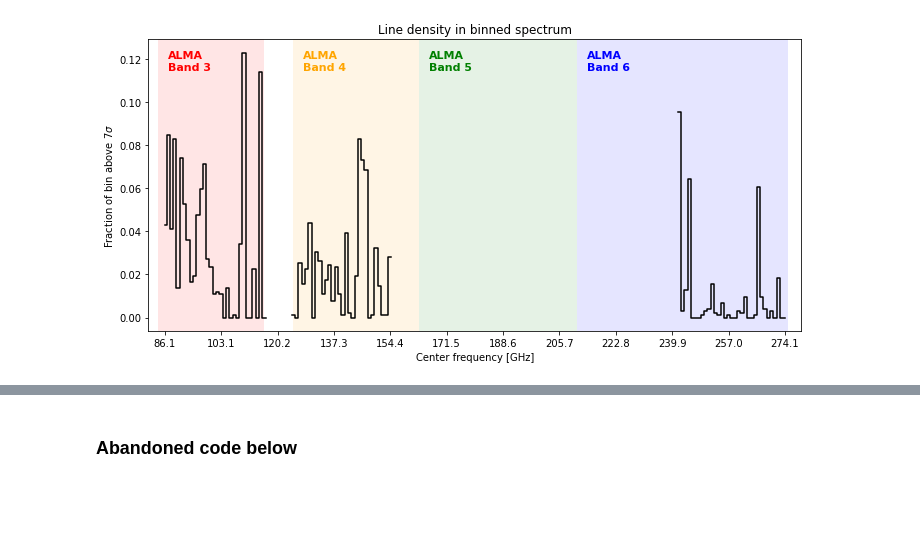
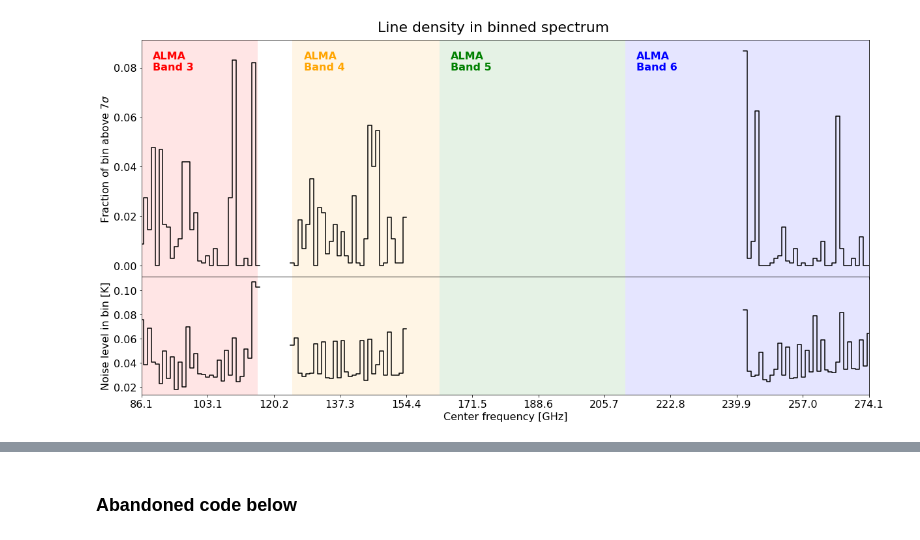
Before and after one commit to abulatek/brick, a Jupyter notebook: first_results/SummaryPlot_v2.ipynb, the cells around one changed output, grey strips where cells are left out. Cells and saved outputs as stored; diff of their text form; code cells hidden in the pictures; blank space fills up the shorter version.

Commit message:
Updated cropped line density/summary plot

```diff
--- a/first_results/SummaryPlot_v2.ipynb
+++ b/first_results/SummaryPlot_v2.ipynb
@@ -13,6 +13,18 @@ warnings.simplefilter('ignore')
 
 # Define directory we're working with
 results = '/blue/adamginsburg/abulatek/brick/symlinks/imaging_results/spectra/'
+# %%
+SM_SIZE = 12
+MD_SIZE = 16
+LG_SIZE = 22
+
+plt.rc('font', size = MD_SIZE)          # controls default text sizes
+plt.rc('axes', titlesize = LG_SIZE)     # fontsize of the axes title
+plt.rc('axes', labelsize = MD_SIZE)     # fontsize of the x and y labels
+plt.rc('xtick', labelsize = MD_SIZE)    # fontsize of the tick labels
+plt.rc('ytick', labelsize = MD_SIZE)    # fontsize of the tick labels
+plt.rc('legend', fontsize = SM_SIZE)    # legend fontsize
+plt.rc('figure', titlesize = LG_SIZE)   # fontsize of the figure title
 # %%
 # Get names of spectral windows
 # I think these are in vaguely the right order?
@@ -102,7 +114,7 @@ freq_spws = [
 max_fns = []
 spectra = []
 for i in range(len(freq_spws)):
-    max_fn = results+'source_ab_'+freq_spws[i]+'_clean_2sigma_n50000_masked_3sigma_pbmask0p18.max.fits'
+    max_fn = results+'source_ab_'+freq_spws[i]+'_clean_2sigma_n50000_masked_3sigma_pbmask0p18.max_CROPPED.fits'
     max_fns.append(max_fn)
     sp = OneDSpectrum.from_hdu(fits.open(max_fns[i])).to(u.K)
     sp = pyspeckit.Spectrum.from_hdu(sp.hdu)
@@ -145,8 +157,10 @@ for edge_i in range(len(freq_bin_centers)):
 
     # If there are no spws that overlap with bin, set fraction to nan so they're not plotted
     if len(overlapping_spws) == 0:
+        sigma = np.nan
         frac = np.nan
         fractions.append(frac)
+        sigmas.append(sigma)
 
     else:
         # Create x-axis from bin and interpolate all spectra onto that x-axis
@@ -205,27 +219,51 @@ Fraction above 7*sigma: 0.11414634146341464
 # %%
 import matplotlib.patches as mpatches
-fig = plt.figure(figsize=(10, 5)) # 7.1, 4 for ALMA proposal
-ax = fig.add_subplot(111)
-plt.plot(freq_bin_centers*(1/(10.**9)), fractions, linestyle = '-', color = 'k', drawstyle = 'steps-mid')
-plt.xlabel('Center frequency [GHz]')
-plt.ylabel('Fraction of bin above $7\sigma$')
-plt.title('Line density in binned spectrum')
-plt.xlim(np.min(freq_bin_centers*(1/(10.**9)))-5, np.max(freq_bin_centers*(1/(10.**9)))+5)
-plt.xticks(np.linspace(np.min(freq_bin_centers*(1/(10.**9))), np.max(freq_bin_centers*(1/(10.**9))), 12))
-plt.tight_layout()
-band3 = mpatches.Rectangle((84, -0.02), (116. - 84.), 0.2, alpha = 0.1, facecolor = "red")
-band4 = mpatches.Rectangle((125, -0.02), (163. - 125.), 0.2, alpha = 0.1, facecolor = "orange")
-band5 = mpatches.Rectangle((163, -0.02), (211. - 163.), 0.2, alpha = 0.1, facecolor = "green")
-band6 = mpatches.Rectangle((211, -0.02), (275. - 211.), 0.2, alpha = 0.1, facecolor = "blue")
-plt.gca().add_patch(band3)
-plt.gca().add_patch(band4)
-plt.gca().add_patch(band5)
-plt.gca().add_patch(band6)
-ax.text(84 + 3, 0.115, 'ALMA\nBand 3', fontsize=11, color="red", fontweight="bold") # 2nd argument is 0.11 for ALMA proposal
-ax.text(125 + 3, 0.115, 'ALMA\nBand 4', fontsize=11, color="orange", fontweight="bold")
-ax.text(163 + 3, 0.115, 'ALMA\nBand 5', fontsize=11, color="green", fontweight="bold")
-ax.text(211 + 3, 0.115, 'ALMA\nBand 6', fontsize=11, color="blue", fontweight="bold")
-plt.savefig('/blue/adamginsburg/abulatek/brick/first_results/figures/line_density.pdf')
+
+fig = plt.figure(figsize = (20, 10)) # 7.1, 4 for ALMA proposal
+gs = fig.add_gridspec(2, hspace = 0, height_ratios = [2, 1])
+axs = gs.subplots(sharex = True, sharey = False)
+
+fig.suptitle('Line density in binned spectrum', y = 0.92)
+
+axs[0].plot(freq_bin_centers*(1/(10.**9)), fractions, linestyle = '-', color = 'k', drawstyle = 'steps-mid')
+axs[1].plot(freq_bin_centers*(1/(10.**9)), sigmas, linestyle = '-', color = 'k', drawstyle = 'steps-mid')
+
+axs[1].set_xlabel('Center frequency [GHz]')
+axs[0].set_ylabel('Fraction of bin above $7\sigma$')
+axs[1].set_ylabel('Noise level in bin [K]')
+
+axs[1].set_xlim(np.min(freq_bin_centers*(1/(10.**9))), np.max(freq_bin_centers*(1/(10.**9))))
+axs[1].set_xticks(np.linspace(np.min(freq_bin_centers*(1/(10.**9))), np.max(freq_bin_centers*(1/(10.**9))), 12))
+
+# # Hide x labels and tick labels for all but bottom plot.
+# for ax in axs:
+#     ax.label_outer()
+
+band3f = mpatches.Rectangle((84, -0.02), (116. - 84.), 0.2, alpha = 0.1, facecolor = "red")
+band4f = mpatches.Rectangle((125, -0.02), (163. - 125.), 0.2, alpha = 0.1, facecolor = "orange")
+band5f = mpatches.Rectangle((163, -0.02), (211. - 163.), 0.2, alpha = 0.1, facecolor = "green")
+band6f = mpatches.Rectangle((211, -0.02), (275. - 211.), 0.2, alpha = 0.1, facecolor = "blue")
+
+band3n = mpatches.Rectangle((84, -0.02), (116. - 84.), 0.15, alpha = 0.1, facecolor = "red")
+band4n = mpatches.Rectangle((125, -0.02), (163. - 125.), 0.15, alpha = 0.1, facecolor = "orange")
+band5n = mpatches.Rectangle((163, -0.02), (211. - 163.), 0.15, alpha = 0.1, facecolor = "green")
+band6n = mpatches.Rectangle((211, -0.02), (275. - 211.), 0.15, alpha = 0.1, facecolor = "blue")
+
+axs[0].add_patch(band3f)
+axs[0].add_patch(band4f)
+axs[0].add_patch(band5f)
+axs[0].add_patch(band6f)
+axs[1].add_patch(band3n)
+axs[1].add_patch(band4n)
+axs[1].add_patch(band5n)
+axs[1].add_patch(band6n)
+
+axs[0].text(86 + 3, 0.079, 'ALMA\nBand 3', fontsize = MD_SIZE, color = "red", fontweight = "bold") # 2nd argument is 0.11 for ALMA proposal
+axs[0].text(125 + 3, 0.079, 'ALMA\nBand 4', fontsize = MD_SIZE, color = "orange", fontweight = "bold")
+axs[0].text(163 + 3, 0.079, 'ALMA\nBand 5', fontsize = MD_SIZE, color = "green", fontweight = "bold")
+axs[0].text(211 + 3, 0.079, 'ALMA\nBand 6', fontsize = MD_SIZE, color = "blue", fontweight = "bold")
+
+plt.savefig('/blue/adamginsburg/abulatek/brick/first_results/figures/line_density_cropped.pdf', facecolor = 'w', edgecolor = 'w', bbox_inches = 'tight')
 plt.show()
 # %% [output]
-[figure, old version]
+[figure, new version]
```
Also changed, not shown: parts of 10 cells of this notebook, 4 other files.
